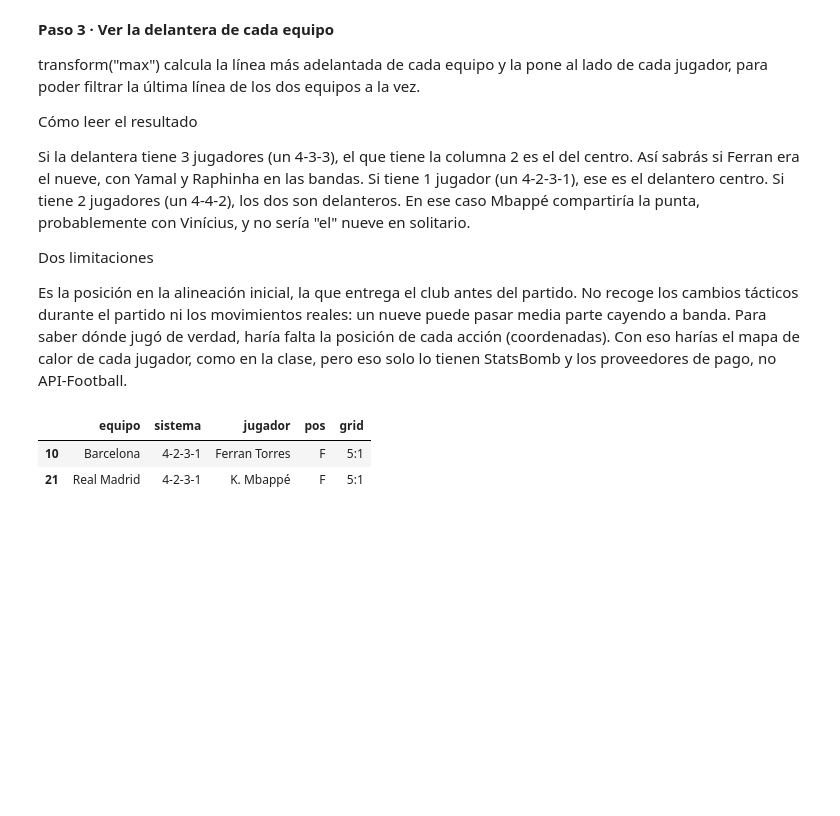
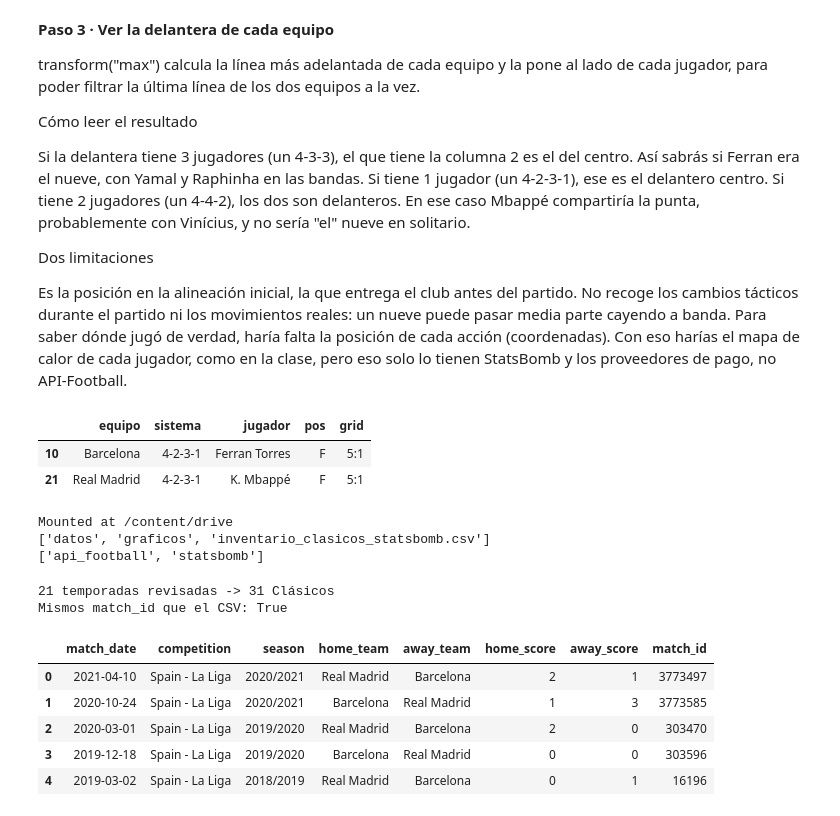
Before and after one commit to Clasico-Insights/historico-clasicos, a Jupyter notebook: Pruebas_API_football_Statsbomb_pruebas.ipynb, the cells around one changed output. Drawn from its saved outputs; the diff is of its cells as text; code cells hidden in the pictures; blank space fills up the shorter version.

```diff
--- a/Pruebas_API_football_Statsbomb_pruebas.ipynb
+++ b/Pruebas_API_football_Statsbomb_pruebas.ipynb
@@ -433,0 +434,55 @@ titulares[titulares["linea"] == ultima][["equipo", "sistema", "jugador", "pos",
+# %%
+!pip install -q statsbombpy mplsoccer
+
+from google.colab import drive
+drive.mount('/content/drive')
+
+import os
+BASE = '/content/drive/MyDrive/Historico_Clasicos'   # cambia el nombre si prefieres otro
+for sub in ['datos/statsbomb/eventos', 'datos/api_football', 'graficos']:
+    os.makedirs(f'{BASE}/{sub}', exist_ok=True)
+
+print(sorted(os.listdir(BASE)))
+print(sorted(os.listdir(f'{BASE}/datos')))
+# %% [output]
+Mounted at /content/drive
+['datos', 'graficos', 'inventario_clasicos_statsbomb.csv']
+['api_football', 'statsbomb']
+# %%
+import os, warnings
+import pandas as pd
+from statsbombpy import sb
+warnings.filterwarnings('ignore')   # quita el aviso "credentials were not supplied" (es normal con Open Data)
+
+BASE = '/content/drive/MyDrive/Historico_Clasicos'
+
+# Todas las temporadas de Liga y Copa del Rey que hay en StatsBomb Open Data
+comps = sb.competitions()
+temporadas = comps[comps['competition_name'].isin(['La Liga', 'Copa del Rey'])]
+partidos = pd.concat(
+    [sb.matches(competition_id=c.competition_id, season_id=c.season_id) for c in temporadas.itertuples()],
+    ignore_index=True)
+
+# Nos quedamos con los Barça-Real Madrid
+equipos = ['Barcelona', 'Real Madrid']
+clasicos = (partidos[partidos['home_team'].isin(equipos) & partidos['away_team'].isin(equipos)]
+            .sort_values('match_date', ascending=False)
+            [['match_date', 'competition', 'season', 'home_team', 'away_team',
+              'home_score', 'away_score', 'match_id']]
+            .reset_index(drop=True))
+
+print(len(temporadas), 'temporadas revisadas ->', len(clasicos), 'Clásicos')
+
+# Comparar con el inventario que subiste
+inv = pd.read_csv(f'{BASE}/inventario_clasicos_statsbomb.csv')
+print('Mismos match_id que el CSV:', set(clasicos['match_id']) == set(inv['match_id']))
+clasicos.head()
+# %% [output]
+21 temporadas revisadas -> 31 Clásicos
+Mismos match_id que el CSV: True
+|  | match_date | competition | season | home_team | away_team | home_score | away_score | match_id |
+| 0 | 2021-04-10 | Spain - La Liga | 2020/2021 | Real Madrid | Barcelona | 2 | 1 | 3773497 |
+| 1 | 2020-10-24 | Spain - La Liga | 2020/2021 | Barcelona | Real Madrid | 1 | 3 | 3773585 |
+| 2 | 2020-03-01 | Spain - La Liga | 2019/2020 | Real Madrid | Barcelona | 2 | 0 | 303470 |
+| 3 | 2019-12-18 | Spain - La Liga | 2019/2020 | Barcelona | Real Madrid | 0 | 0 | 303596 |
+| 4 | 2019-03-02 | Spain - La Liga | 2018/2019 | Real Madrid | Barcelona | 0 | 1 | 16196 |
```
Also changed, not shown: parts of 8 cells of this notebook.
